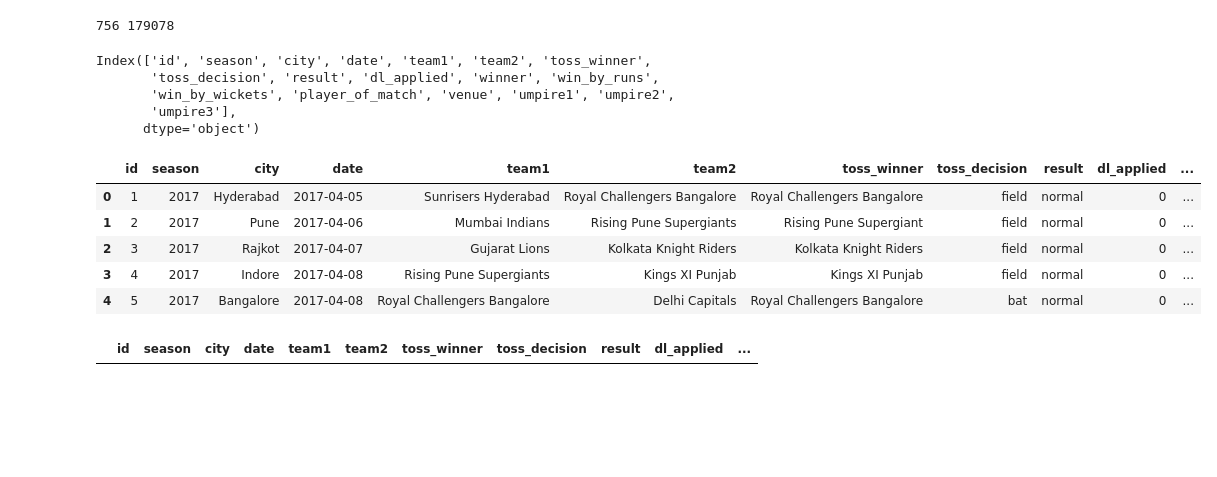
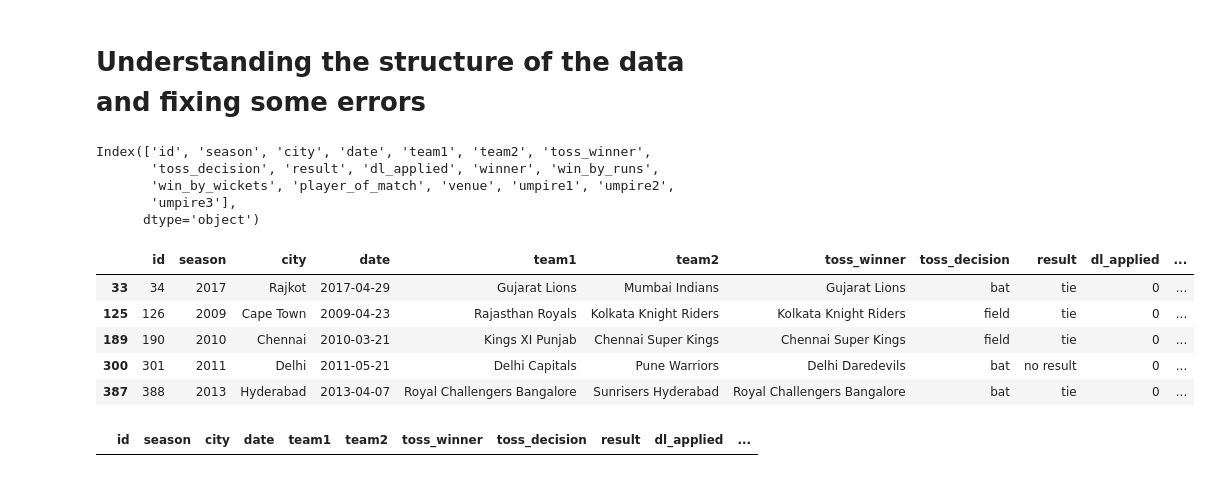
Before and after one commit to anuran-roy/sparks-foundation, a Jupyter notebook: Task 5/ipl.ipynb, the cells around one changed output. Saved outputs shown, nothing was run; the diff lists cells and outputs as text; code cells hidden in the pictures; blank space fills up the shorter version.

```diff
--- a/Task 5/ipl.ipynb
+++ b/Task 5/ipl.ipynb
@@ -6,7 +9,6 @@ from pprint import pprint
+# %% [markdown]
+# Understanding the structure of the data and fixing some errors
 # %%
-data1 = pd.read_csv("matches.csv") # ("./IPL Matches 2008-2020.csv")
-data2 = pd.read_csv("deliveries.csv") # ("./IPL Ball-by-Ball 2008-2020.csv")
-# data1.head()
 print(len(data1), len(data2))
 
 data1["team1"] = data1["team1"].replace("Rising Pune Supergiant", "Rising Pune Supergiants")
@@ -16,8 +18,6 @@ data1["winner"] = data1["winner"].replace("Rising Pune Supergiant", "Rising Pune
 data1["team1"] = data1["team1"].replace("Delhi Daredevils", "Delhi Capitals")
 data1["team2"] = data1["team2"].replace("Delhi Daredevils", "Delhi Capitals")
 data1["winner"] = data1["winner"].replace("Delhi Daredevils", "Delhi Capitals")
-# %% [output]
-756 179078
 # %%
 data1.columns
 # data2[data2["is_super_over"] == 1].head(30)
@@ -28,14 +28,14 @@ Index(['id', 'season', 'city', 'date', 'team1', 'team2', 'toss_winner',
        'umpire3'],
       dtype='object')
 # %%
-data1.head()
+data1[data1["result"] != "normal"].head()
 # %% [output]
 |  | id | season | city | date | team1 | team2 | toss_winner | toss_decision | result | dl_applied | ... |
-| 0 | 1 | 2017 | Hyderabad | 2017-04-05 | Sunrisers Hyderabad | Royal Challengers Bangalore | Royal Challengers Bangalore | field | normal | 0 | ... |
-| 1 | 2 | 2017 | Pune | 2017-04-06 | Mumbai Indians | Rising Pune Supergiants | Rising Pune Supergiant | field | normal | 0 | ... |
-| 2 | 3 | 2017 | Rajkot | 2017-04-07 | Gujarat Lions | Kolkata Knight Riders | Kolkata Knight Riders | field | normal | 0 | ... |
-| 3 | 4 | 2017 | Indore | 2017-04-08 | Rising Pune Supergiants | Kings XI Punjab | Kings XI Punjab | field | normal | 0 | ... |
-| 4 | 5 | 2017 | Bangalore | 2017-04-08 | Royal Challengers Bangalore | Delhi Capitals | Royal Challengers Bangalore | bat | normal | 0 | ... |
+| 33 | 34 | 2017 | Rajkot | 2017-04-29 | Gujarat Lions | Mumbai Indians | Gujarat Lions | bat | tie | 0 | ... |
+| 125 | 126 | 2009 | Cape Town | 2009-04-23 | Rajasthan Royals | Kolkata Knight Riders | Kolkata Knight Riders | field | tie | 0 | ... |
+| 189 | 190 | 2010 | Chennai | 2010-03-21 | Kings XI Punjab | Chennai Super Kings | Chennai Super Kings | field | tie | 0 | ... |
+| 300 | 301 | 2011 | Delhi | 2011-05-21 | Delhi Capitals | Pune Warriors | Delhi Daredevils | bat | no result | 0 | ... |
+| 387 | 388 | 2013 | Hyderabad | 2013-04-07 | Royal Challengers Bangalore | Sunrisers Hyderabad | Royal Challengers Bangalore | bat | tie | 0 | ... |
 # %%
 data1[data1["winner"] == np.nan]
 # %% [output]
```
Also changed, not shown: parts of 43 cells of this notebook, 7 other files.
